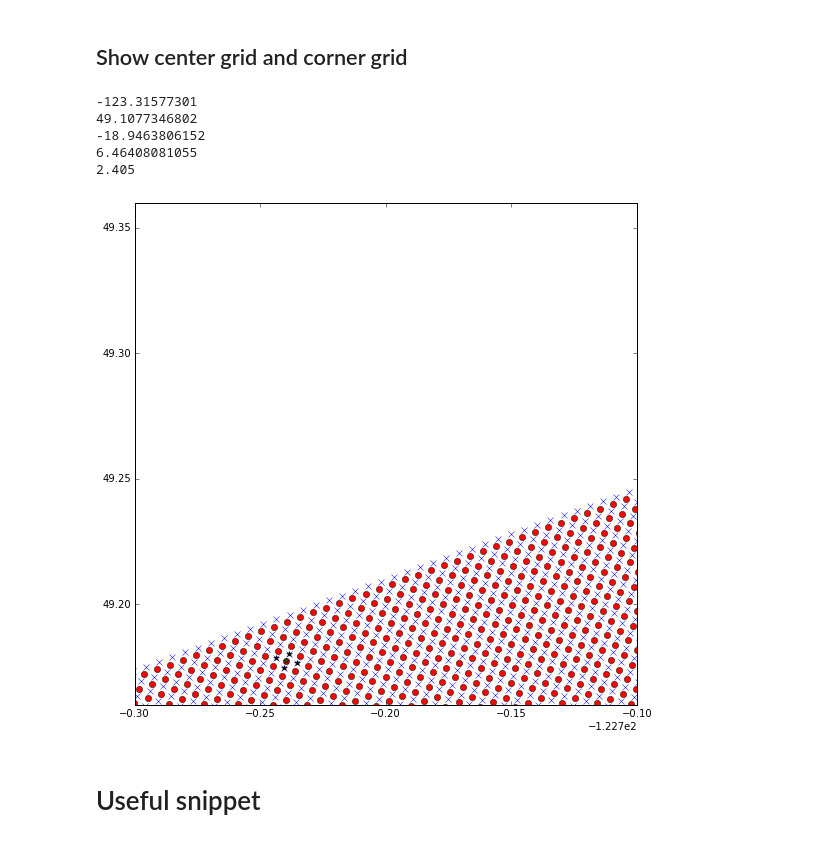
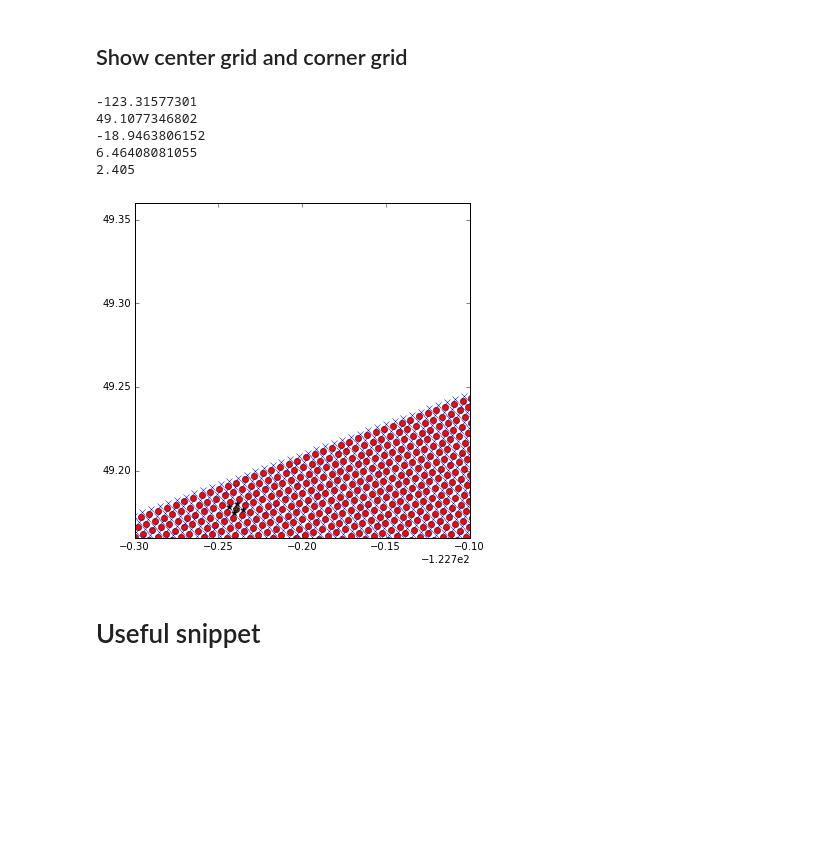
Before and after one commit to SalishSeaCast/analysis, a Jupyter notebook: jie/Understand Bathymetry inside NEMO.ipynb, the cells around one changed output. Drawn from its saved outputs; the diff is of its cells as text; code cells hidden in the pictures; blank space fills up the shorter version.

Commit message:
Add with one bathymetry figure with lon/lat coordinate

```diff
--- a/jie/Understand Bathymetry inside NEMO.ipynb
+++ b/jie/Understand Bathymetry inside NEMO.ipynb
@@ -90,28 +104,28 @@ lat = bathy.variables['nav_lat']
 ## Show center grid and corner grid
 # %%
 imin = 380; imax=420; jmin = 290; jmax = 398
-plt.figure(figsize=(9,9))
+plt.figure(figsize=(6,6))
 plt.plot(lon[imin:imax,jmin:jmax], lat[imin:imax,jmin:jmax], 'or');
 plt.plot(lon_f[imin:imax,jmin:jmax], lat_f[imin:imax,jmin:jmax], 'xb')
 plt.plot(lon_f[416,354], lat_f[416,354], '*k')
 plt.plot(lon_f[416,355], lat_f[416,355], '*k')
 plt.plot(lon_f[415,354], lat_f[415,354], '*k')
 plt.plot(lon_f[415,355], lat_f[415,355], '*k')
 plt.plot(lon[416,355], lat[416,355], '*g')
 plt.xlim((-123., -122.8))
 plt.ylim(( 49.16, 49.36))
-print (lon[429, 291])
-print (lat[429, 291])
-print (lon[429, 291] + 123) * 60
-print (lat[429, 291] -49) *60
-print (10.26 - 10) *9.25
+print (lon_3[429, 291])
+print (lat_3[429, 291])
+print ((lon_3[429, 291] + 123) * 60)
+print ((lat_3[429, 291] -49) *60)
+print ((10.26 - 10) *9.25)
 # %% [output]
 -123.31577301
 49.1077346802
 -18.9463806152
 6.46408081055
 2.405
-[figure, old version]
+[figure, new version]
 # %% [markdown]
 # Useful snippet
 # %%
```
Also changed, not shown: parts of 5 cells of this notebook.
